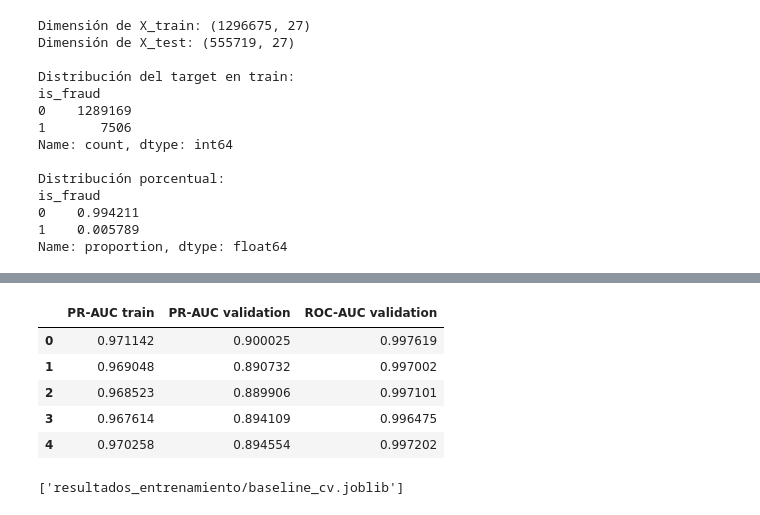
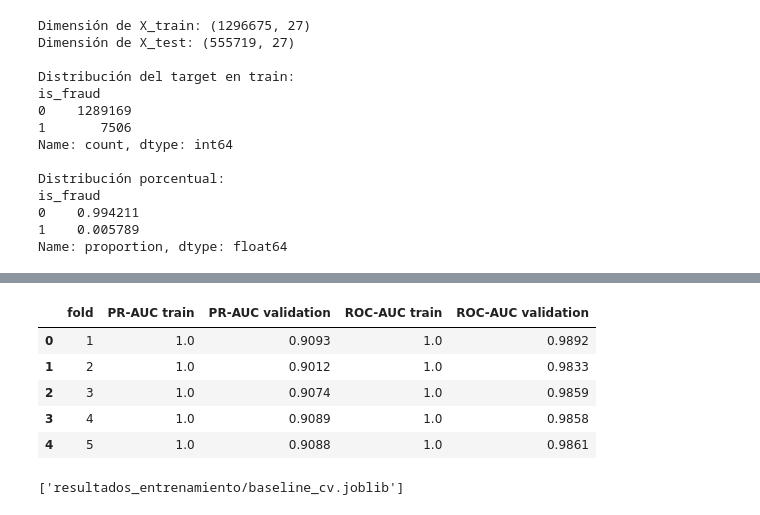
Before and after one commit to vaniacaffaratti/data_science_tp, a Jupyter notebook: notebooks/Parte-2/Entrenamiento/training.ipynb, the cells around one changed output, grey strips where cells are left out. Cells and saved outputs as stored; diff of their text form; code cells hidden in the pictures.

```diff
--- a/notebooks/Parte-2/Entrenamiento/training.ipynb
+++ b/notebooks/Parte-2/Entrenamiento/training.ipynb
@@ -284,12 +254,6 @@ def evaluar_modelo(y_real, probabilidades,umbral=0.50):
 # %%
 #Entrenar el random forest baseline
-
 modelo_baseline = RandomForestClassifier(
-    n_estimators=100,
-    max_depth=15,
-    min_samples_leaf=5,
-    max_features='sqrt',
-    class_weight='balanced',
     random_state=42,
     n_jobs=-1
 )
@@ -327,6 +295,4 @@ df_folds.groupby('fold')['fraude'].agg([
 # %%
-
-
 scoring = {
     'pr_auc': 'average_precision',
     'roc_auc': 'roc_auc'
@@ -341,21 +307,23 @@ resultados_baseline_cv = cross_validate(
     return_train_score=True,
     n_jobs=1
 )
-
-resumen_baseline_cv = pd.DataFrame({
-    'PR-AUC train': resultados_baseline_cv['train_pr_auc'],
-    'PR-AUC validation': resultados_baseline_cv['test_pr_auc'],
-    'ROC-AUC validation': resultados_baseline_cv['test_roc_auc']
-})
-
-resumen_baseline_cv
-# %% [output]
-|  | PR-AUC train | PR-AUC validation | ROC-AUC validation |
-| 0 | 0.971142 | 0.900025 | 0.997619 |
-| 1 | 0.969048 | 0.890732 | 0.997002 |
-| 2 | 0.968523 | 0.889906 | 0.997101 |
-| 3 | 0.967614 | 0.894109 | 0.996475 |
-| 4 | 0.970258 | 0.894554 | 0.997202 |
+# %%
+resultados_por_fold = pd.DataFrame({
+    'fold': range(1, 6),
+    'PR-AUC train': resultados_baseline_cv['train_pr_auc'],
+    'PR-AUC validation': resultados_baseline_cv['test_pr_auc'],
+    'ROC-AUC train': resultados_baseline_cv['train_roc_auc'],
+    'ROC-AUC validation': resultados_baseline_cv['test_roc_auc']
+})
+
+resultados_por_fold.round(4)
+# %% [output]
+|  | fold | PR-AUC train | PR-AUC validation | ROC-AUC train | ROC-AUC validation |
+| 0 | 1 | 1.0 | 0.9093 | 1.0 | 0.9892 |
+| 1 | 2 | 1.0 | 0.9012 | 1.0 | 0.9833 |
+| 2 | 3 | 1.0 | 0.9074 | 1.0 | 0.9859 |
+| 3 | 4 | 1.0 | 0.9089 | 1.0 | 0.9858 |
+| 4 | 5 | 1.0 | 0.9088 | 1.0 | 0.9861 |
 # %%
 dump(
     {
```
Also changed, not shown: parts of 11 cells of this notebook, 1 other file.
